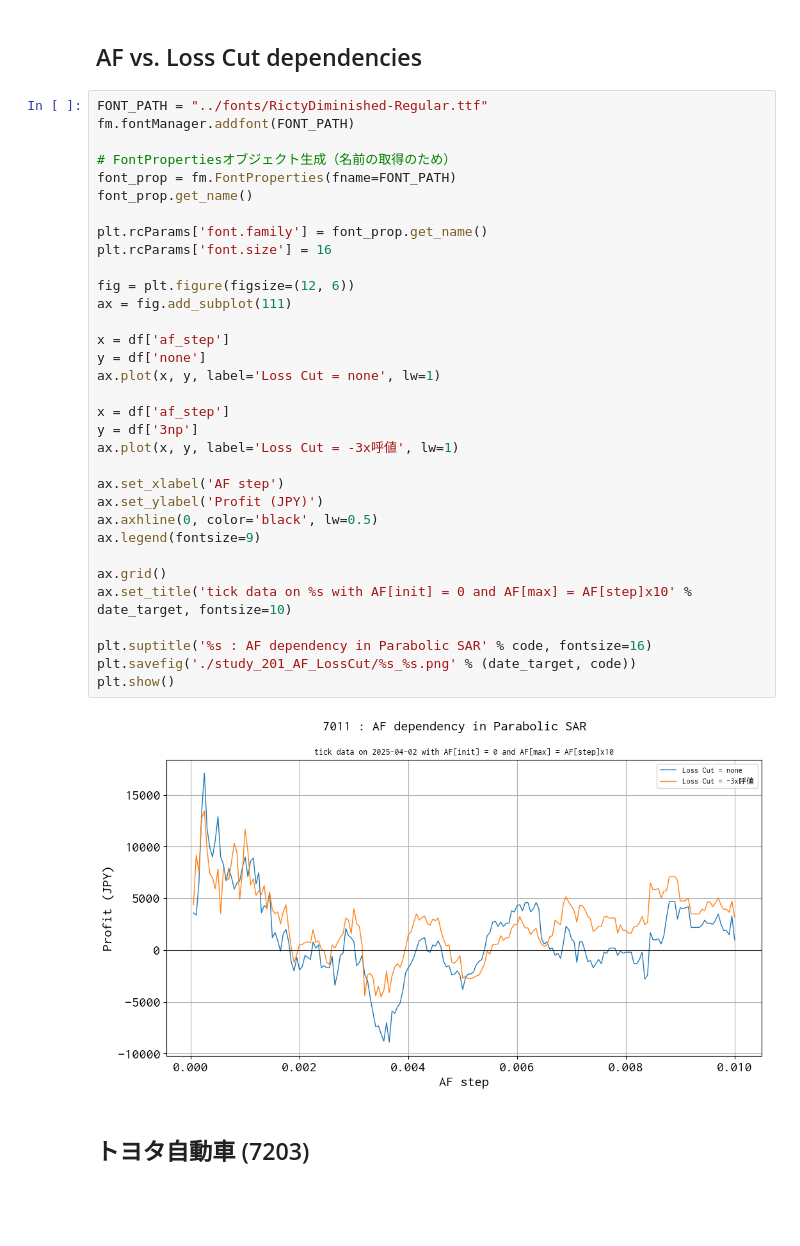
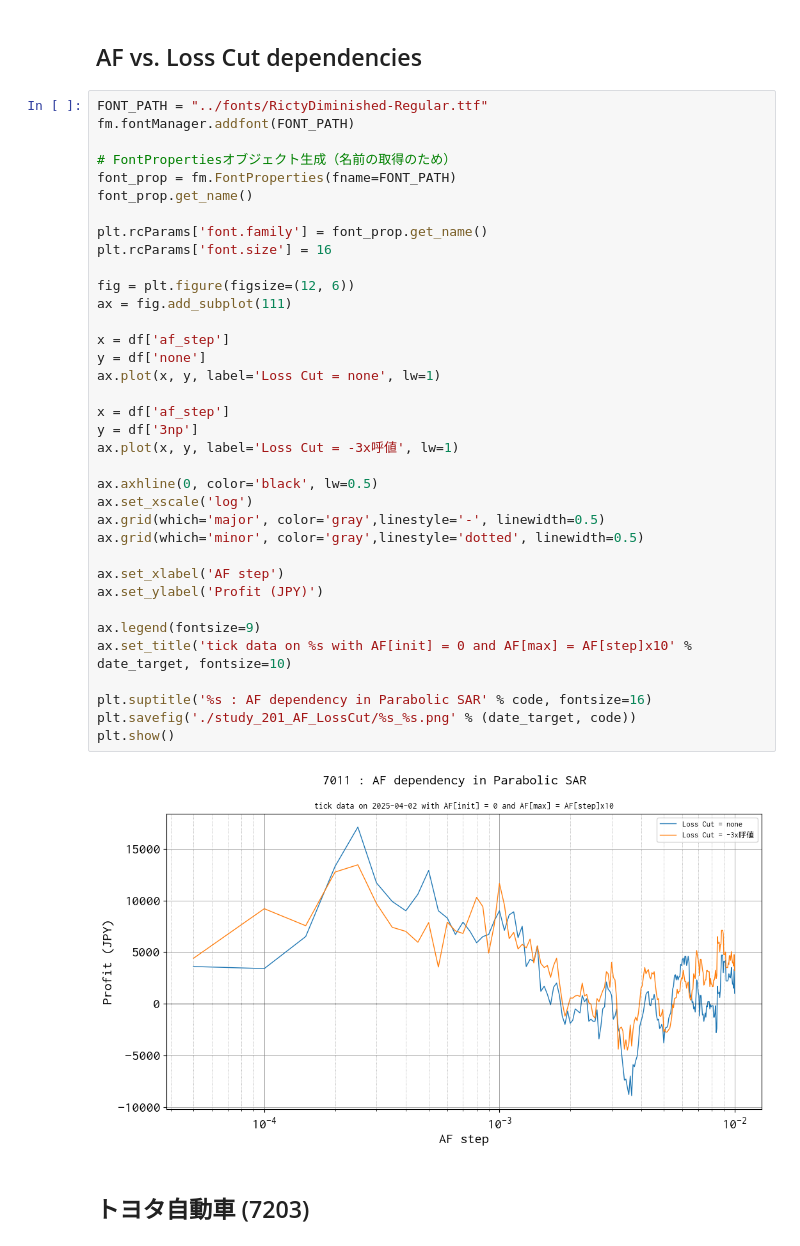
Before and after one commit to bitwalk123/day_trade_simulator, a Jupyter notebook: jupyter/study_201_AF_LossCut.ipynb, the cells around one changed output. Saved outputs shown, nothing was run; the diff lists cells and outputs as text; blank space fills up the shorter version.

```diff
--- a/jupyter/study_201_AF_LossCut.ipynb
+++ b/jupyter/study_201_AF_LossCut.ipynb
@@ -45,37 +45,40 @@ df
 FONT_PATH = "../fonts/RictyDiminished-Regular.ttf"
 fm.fontManager.addfont(FONT_PATH)
 
 # FontPropertiesオブジェクト生成（名前の取得のため）
 font_prop = fm.FontProperties(fname=FONT_PATH)
 font_prop.get_name()
 
 plt.rcParams['font.family'] = font_prop.get_name()
 plt.rcParams['font.size'] = 16
 
 fig = plt.figure(figsize=(12, 6))
 ax = fig.add_subplot(111)
 
 x = df['af_step']
 y = df['none']
 ax.plot(x, y, label='Loss Cut = none', lw=1)
 
 x = df['af_step']
 y = df['3np']
 ax.plot(x, y, label='Loss Cut = -3x呼値', lw=1)
 
+ax.axhline(0, color='black', lw=0.5)
+ax.set_xscale('log')
+ax.grid(which='major', color='gray',linestyle='-', linewidth=0.5)
+ax.grid(which='minor', color='gray',linestyle='dotted', linewidth=0.5)
+
 ax.set_xlabel('AF step')
 ax.set_ylabel('Profit (JPY)')
-ax.axhline(0, color='black', lw=0.5)
+
 ax.legend(fontsize=9)
-
-ax.grid()
 ax.set_title('tick data on %s with AF[init] = 0 and AF[max] = AF[step]x10' % date_target, fontsize=10)
 
 plt.suptitle('%s : AF dependency in Parabolic SAR' % code, fontsize=16)
 plt.savefig('./study_201_AF_LossCut/%s_%s.png' % (date_target, code))
 plt.show()
 # %% [output]
-[figure, old version]
+[figure, new version]
 # %% [markdown]
 ## トヨタ自動車 (7203)
 # %%
```
Also changed, not shown: 7 other files.
